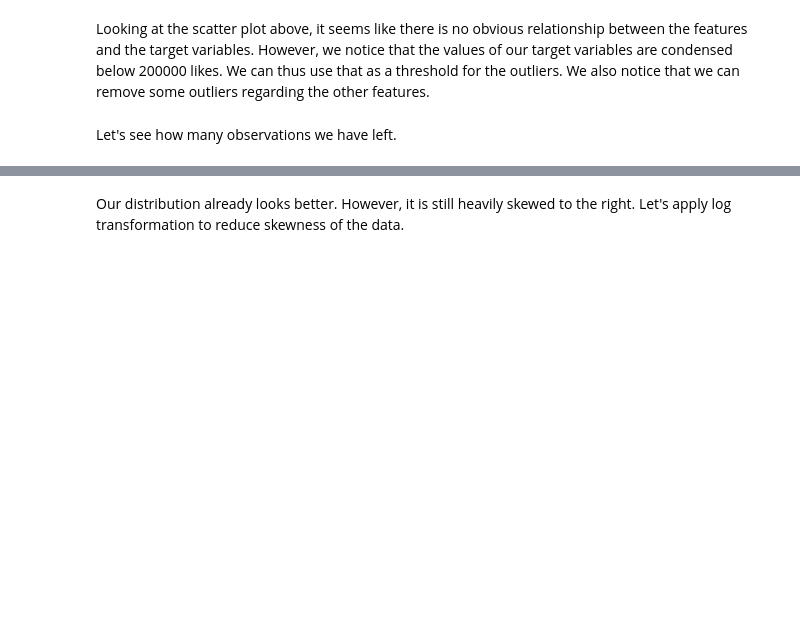
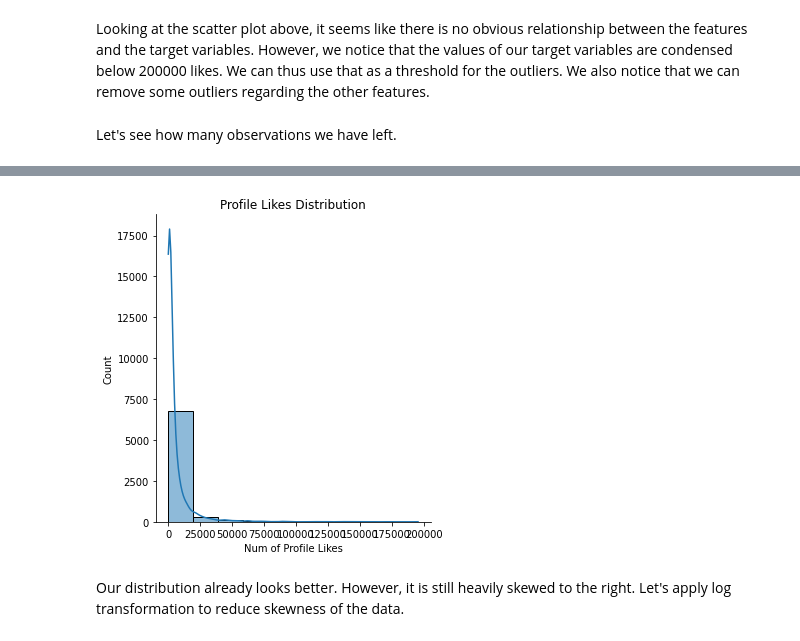
Before and after one commit to mokleit/social-media-prediction, a Jupyter notebook: data-analysis/data-exploration.ipynb, the cells around one changed output, grey strips where cells are left out. Cells and saved outputs as stored; diff of their text form; code cells hidden in the pictures; blank space fills up the shorter version.

```diff
--- a/data-analysis/data-exploration.ipynb
+++ b/data-analysis/data-exploration.ipynb
@@ -80,8 +106,10 @@ plt.show()
 # %%
-sns.distplot(df_train['Num of Profile Likes'], bins=10, kde=True)
+sns.displot(df_train['Num of Profile Likes'], bins=10, kde=True)
 plt.ylabel('Count')
 plt.title('Profile Likes Distribution')
 plt.show()
+# %% [output]
+[figure, added]
 # %% [markdown]
 Our distribution already looks better. However, it is still heavily skewed to the right. Let's apply log transformation to reduce skewness of the data.
 # %%
```
Also changed, not shown: parts of 57 cells of this notebook, 27 other files.
